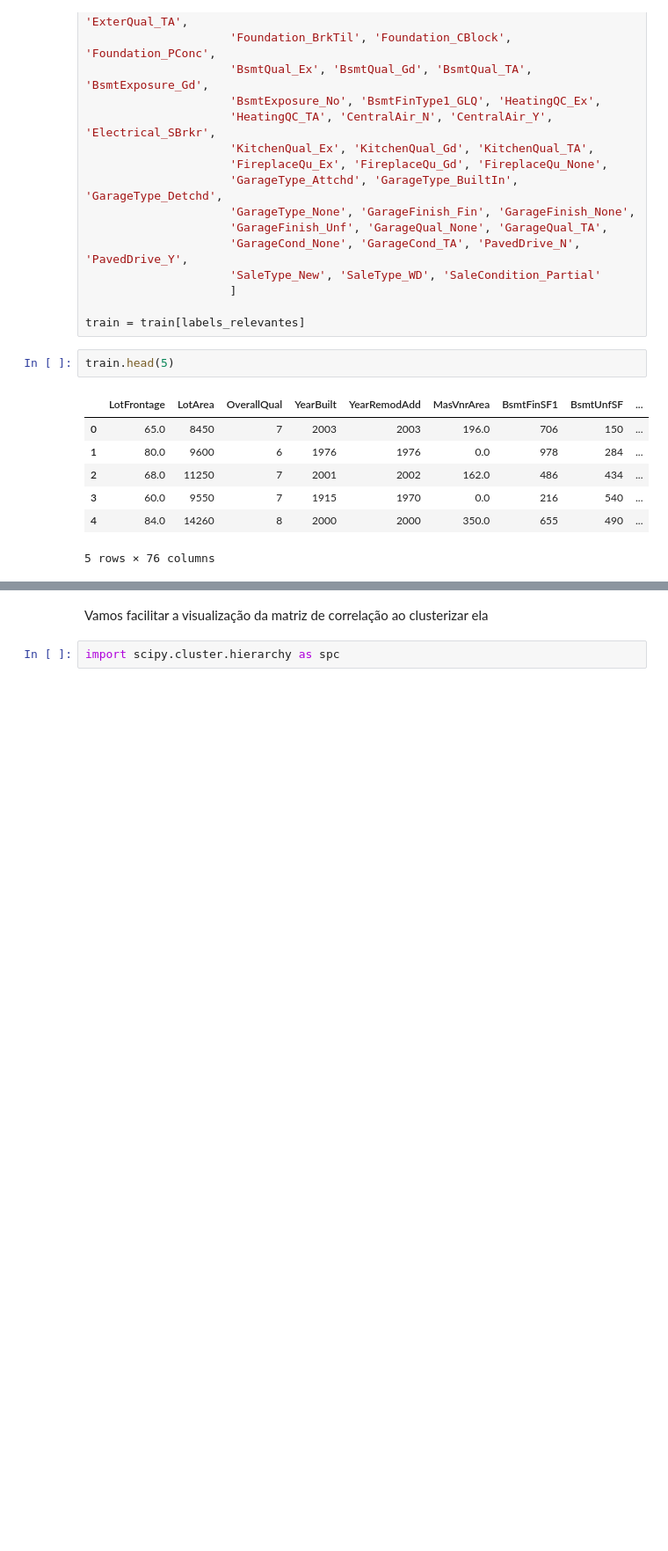
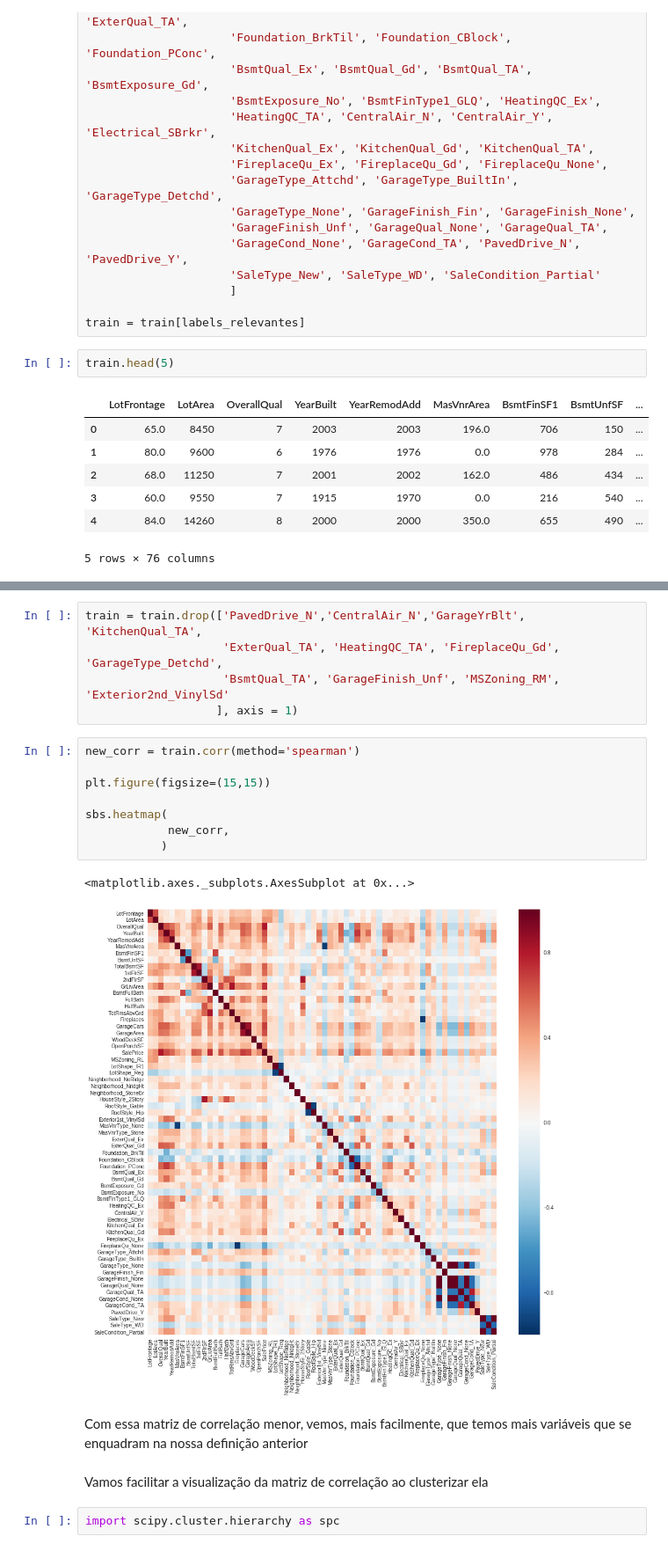
Before and after one commit to 51rL1N5/Prova_Esig, a Jupyter notebook: houseprice.ipynb, the cells around one changed output, grey strips where cells are left out. Shown at 88% size. Drawn from its saved outputs; the diff is of its cells as text; blank space fills up the shorter version.

Commit message:
Feito uma maior filtragem utilizando a nova métrica de correlação, bem como comecei a análise da distribuição dos parâmetros

```diff
--- a/houseprice.ipynb
+++ b/houseprice.ipynb
@@ -676,3 +684,21 @@ sbs.heatmap(
+# %%
+train = train.drop(['PavedDrive_N','CentralAir_N','GarageYrBlt', 'KitchenQual_TA',
+                    'ExterQual_TA', 'HeatingQC_TA', 'FireplaceQu_Gd', 'GarageType_Detchd',
+                    'BsmtQual_TA', 'GarageFinish_Unf', 'MSZoning_RM', 'Exterior2nd_VinylSd'
+                   ], axis = 1)
+# %%
+new_corr = train.corr(method='spearman')
+
+plt.figure(figsize=(15,15))
+
+sbs.heatmap(
+            new_corr,
+           )
+# %% [output]
+<matplotlib.axes._subplots.AxesSubplot at 0x...>
+[figure, added]
+# %% [markdown]
+Com essa matriz de correlação menor, vemos, mais facilmente, que temos mais variáveis que se enquadram na nossa definição anterior
 # %% [markdown]
 Vamos facilitar a visualização da matriz de correlação ao clusterizar ela
 # %%
```
Also changed, not shown: parts of 20 cells of this notebook.
